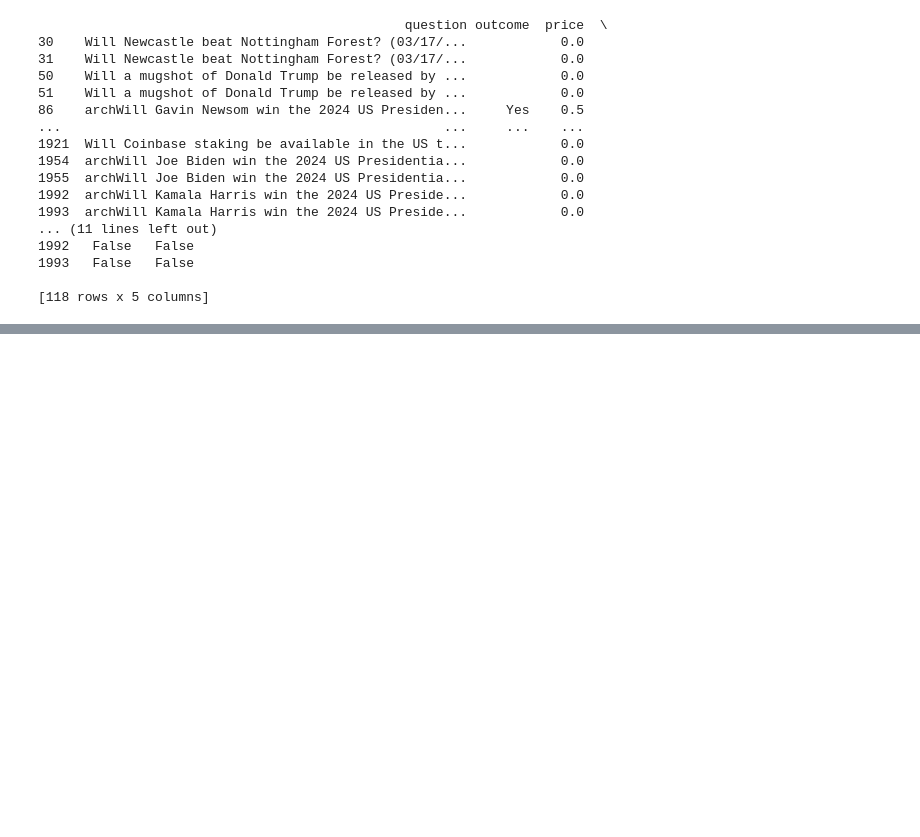
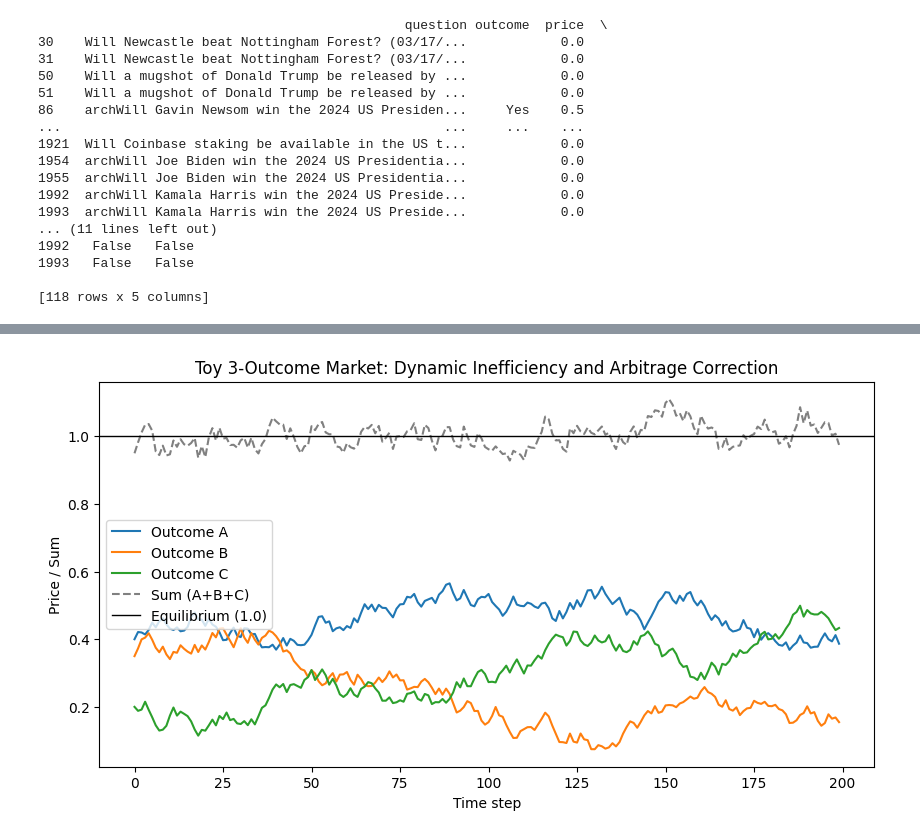
Before and after one commit to joeycurran/quant_portfolio, a Jupyter notebook: BookieArbitrage/notebooks/sandbox.ipynb, the cells around one changed output, grey strips where cells are left out. Cells and saved outputs as stored; diff of their text form; code cells hidden in the pictures; blank space fills up the shorter version.

```diff
--- a/BookieArbitrage/notebooks/sandbox.ipynb
+++ b/BookieArbitrage/notebooks/sandbox.ipynb
@@ -122,0 +181,53 @@ Underpriced markets:
+# %%
+import numpy as np
+import matplotlib.pyplot as plt
+
+# --- Parameters ---
+n_steps = 200
+p_a, p_b, p_c = 0.4, 0.35, 0.20  # starts unbalanced (sum = 0.95)
+k_arbitrage = 0.2                # weaker efficiency than before
+k_noise = 0.03                   # random trader volatility
+
+history = []
+
+for t in range(n_steps):
+    # Record current state
+    history.append((t, p_a, p_b, p_c, p_a + p_b + p_c))
+
+    # --- Random noise trading ---
+    noise = np.random.uniform(-k_noise, k_noise, size=3)
+    p_a += noise[0]
+    p_b += noise[1]
+    p_c += noise[2]
+
+    # --- Arbitrage correction ---
+    total = p_a + p_b + p_c
+    imbalance = total - 1.0
+    # Adjust all outcomes equally toward restoring sum=1
+    p_a -= k_arbitrage * imbalance / 3
+    p_b -= k_arbitrage * imbalance / 3
+    p_c -= k_arbitrage * imbalance / 3
+
+    # --- Keep probabilities valid ---
+    p_a = np.clip(p_a, 0, 1)
+    p_b = np.clip(p_b, 0, 1)
+    p_c = np.clip(p_c, 0, 1)
+
+# Convert to array for plotting
+history = np.array(history)
+t, a, b, c, total = history.T
+
+# --- Plot ---
+plt.figure(figsize=(10,5))
+plt.plot(t, a, label='Outcome A')
+plt.plot(t, b, label='Outcome B')
+plt.plot(t, c, label='Outcome C')
+plt.plot(t, total, '--', color='gray', label='Sum (A+B+C)')
+plt.axhline(1.0, color='black', lw=1, label='Equilibrium (1.0)')
+plt.legend()
+plt.title("Toy 3-Outcome Market: Dynamic Inefficiency and Arbitrage Correction")
+plt.xlabel("Time step")
+plt.ylabel("Price / Sum")
+plt.show()
+# %% [output]
+[figure, added]
```
Also changed, not shown: parts of 2 cells of this notebook, 6 other files.
